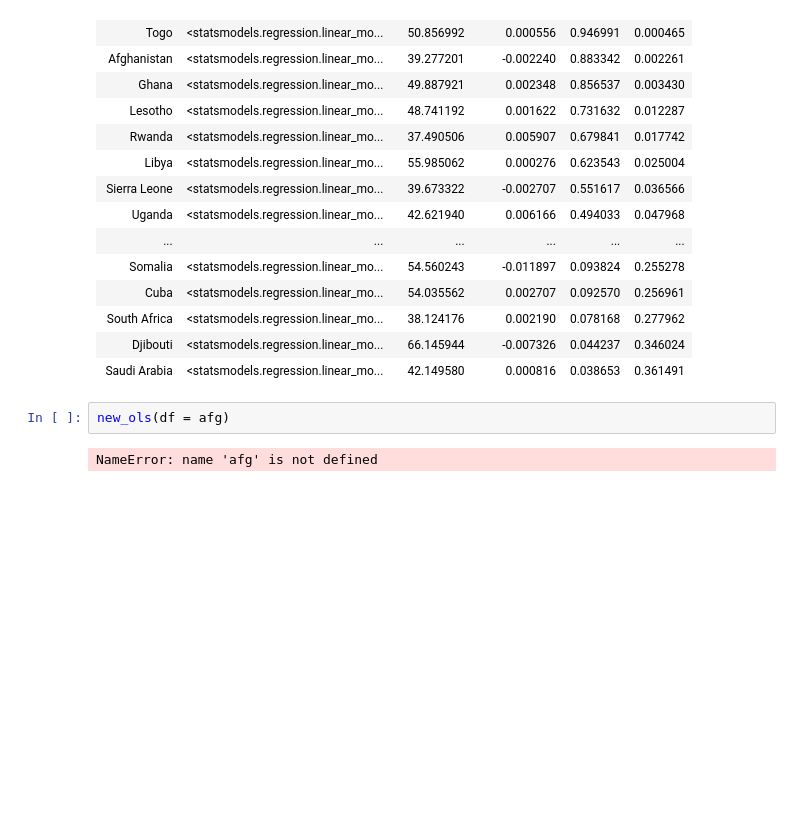
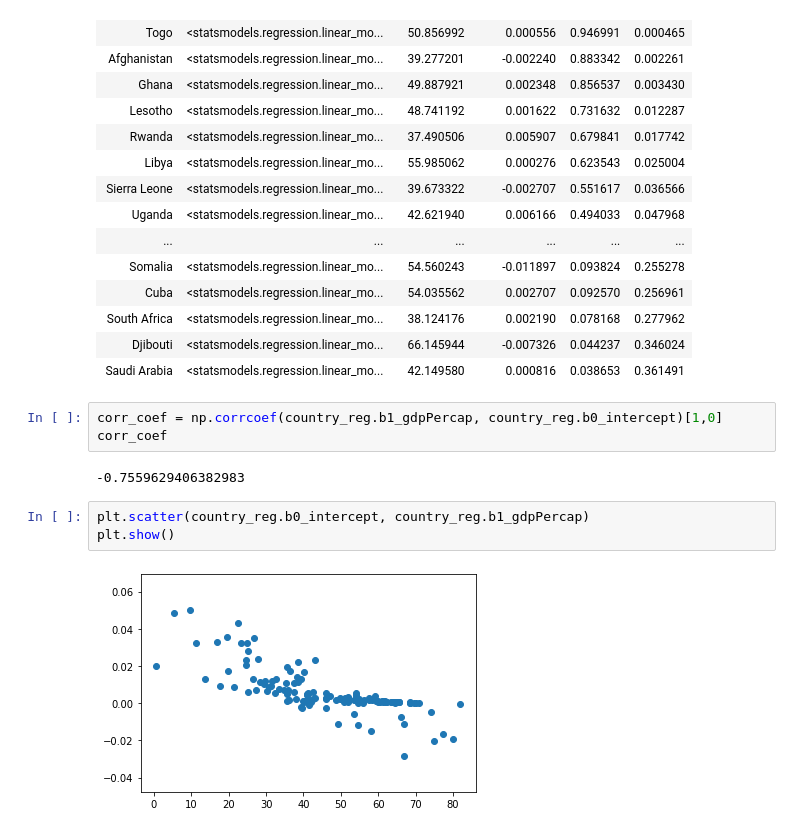
Before and after one commit to despresj/pythonChallenges, a Jupyter notebook: pandas/many_models.ipynb, the cells around one changed output. Drawn from its saved outputs; the diff is of its cells as text; blank space fills up the shorter version.

```diff
--- a/pandas/many_models.ipynb
+++ b/pandas/many_models.ipynb
@@ -58,7 +62,13 @@ country_reg.sort_values('adj_rsq',ascending=True).head(30)
 | South Africa | <statsmodels.regression.linear_mo... | 38.124176 | 0.002190 | 0.078168 | 0.277962 |
 | Djibouti | <statsmodels.regression.linear_mo... | 66.145944 | -0.007326 | 0.044237 | 0.346024 |
 | Saudi Arabia | <statsmodels.regression.linear_mo... | 42.149580 | 0.000816 | 0.038653 | 0.361491 |
-# %%
-new_ols(df = afg)
-# %% [output]
-NameError: name 'afg' is not defined
+# %%
+corr_coef = np.corrcoef(country_reg.b1_gdpPercap, country_reg.b0_intercept)[1,0]
+corr_coef
+# %% [output]
+-0.7559629406382983
+# %%
+plt.scatter(country_reg.b0_intercept, country_reg.b1_gdpPercap)
+plt.show()
+# %% [output]
+[figure, added]
```
Also changed, not shown: parts of 9 cells of this notebook.
